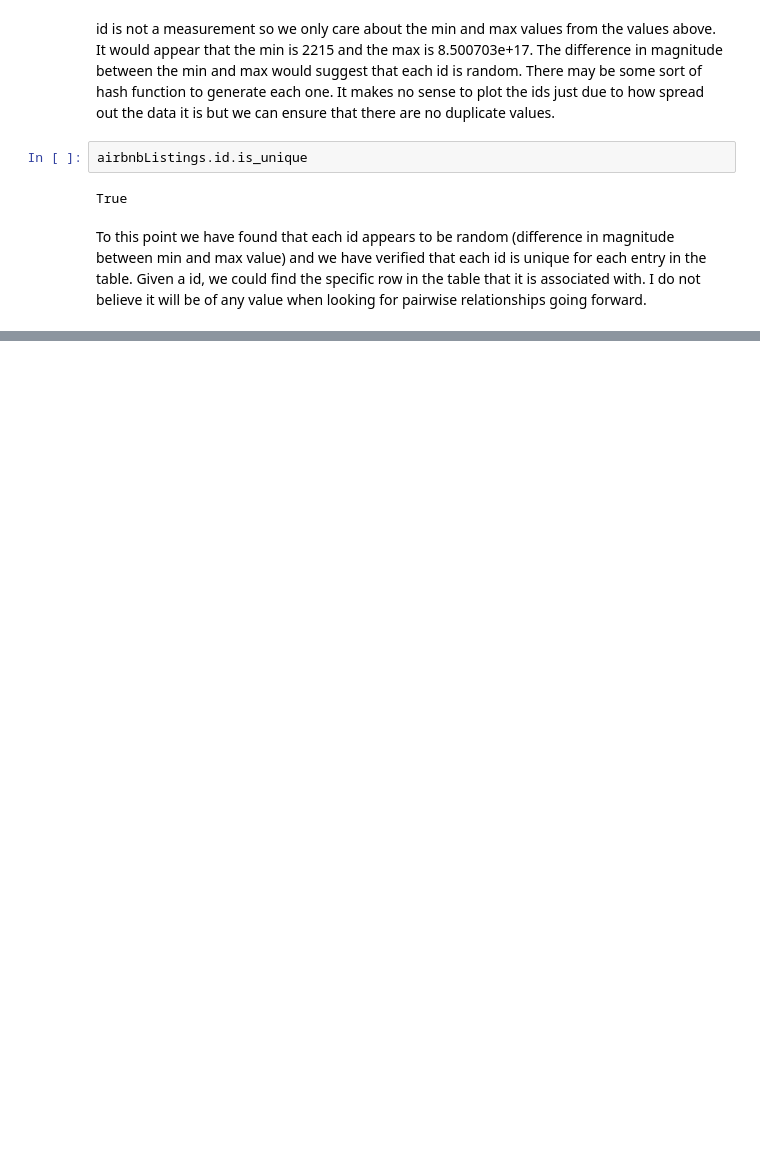
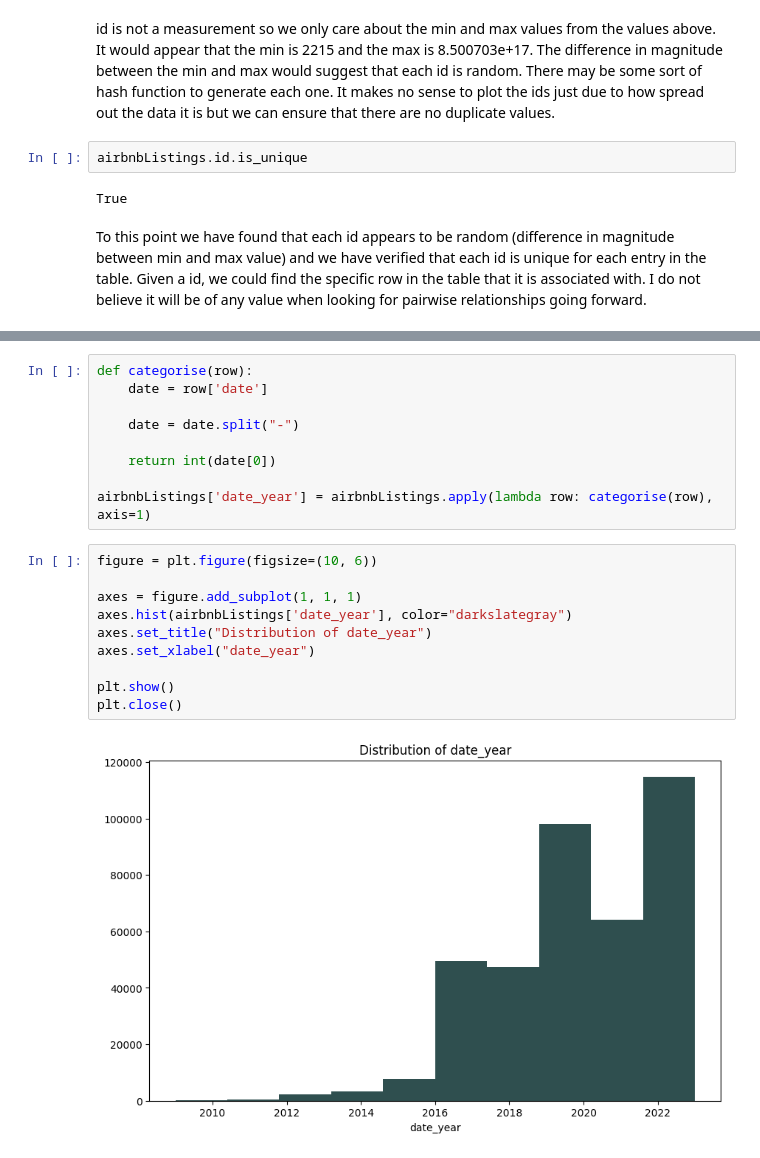
Before and after one commit to ayee6/JHUDataScienceGroup9, a Jupyter notebook: eda_jack.ipynb, the cells around one changed output, grey strips where cells are left out. Saved outputs shown, nothing was run; the diff lists cells and outputs as text; blank space fills up the shorter version.

```diff
--- a/eda_jack.ipynb
+++ b/eda_jack.ipynb
@@ -86,0 +185,21 @@ To this point we have found that each id appears to be random (difference in mag
+# %%
+def categorise(row):
+    date = row['date']
+
+    date = date.split("-")
+
+    return int(date[0])
+
+airbnbListings['date_year'] = airbnbListings.apply(lambda row: categorise(row), axis=1)
+# %%
+figure = plt.figure(figsize=(10, 6))
+
+axes = figure.add_subplot(1, 1, 1)
+axes.hist(airbnbListings['date_year'], color="darkslategray")
+axes.set_title("Distribution of date_year")
+axes.set_xlabel("date_year")
+
+plt.show()
+plt.close()
+# %% [output]
+[figure, added]
```
Also changed, not shown: parts of 66 cells of this notebook.
